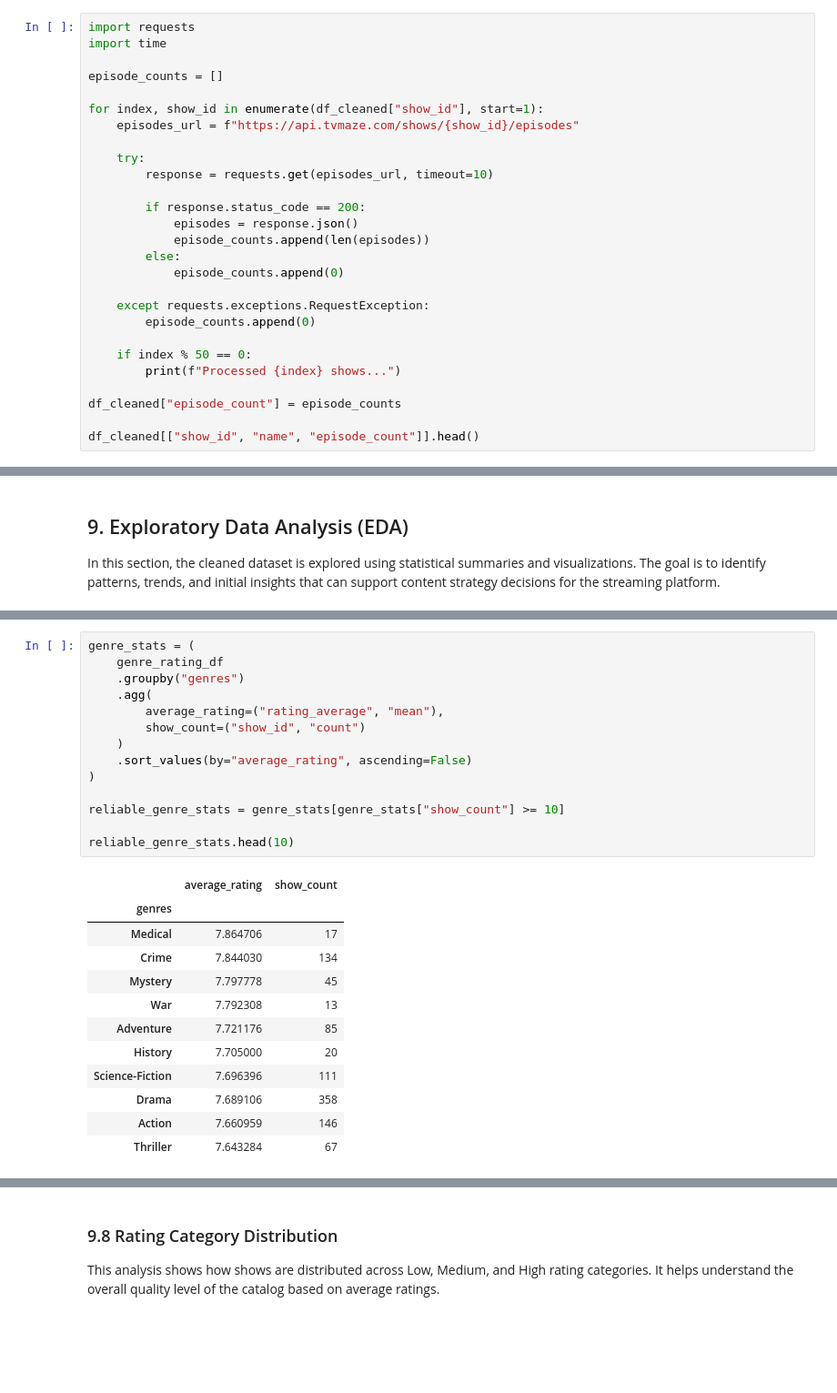
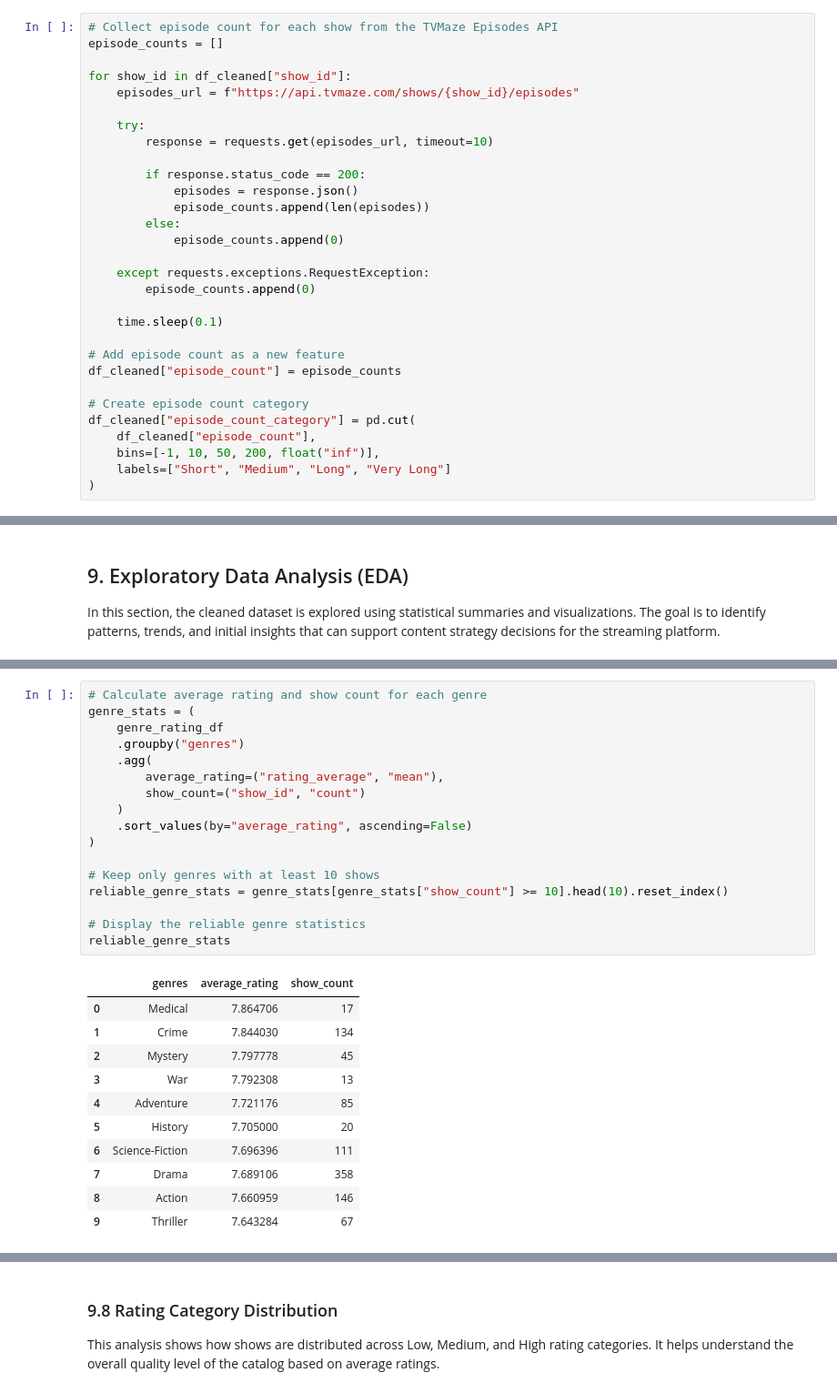
Before and after one commit to hajaralswaidan/streaming-content-strategy, a Jupyter notebook: tvmaze_cleaning.ipynb, the cells around one changed output, grey strips where cells are left out. Shown at 91% size. Cells and saved outputs as stored; diff of their text form; blank space fills up the shorter version.

```diff
--- a/tvmaze_cleaning.ipynb
+++ b/tvmaze_cleaning.ipynb
@@ -568,10 +519,8 @@ A loop was used to request the TVMaze Episodes API for each `show_id`. The numbe
 # %%
-import requests
-import time
-
+# Collect episode count for each show from the TVMaze Episodes API
 episode_counts = []
 
-for index, show_id in enumerate(df_cleaned["show_id"], start=1):
+for show_id in df_cleaned["show_id"]:
     episodes_url = f"https://api.tvmaze.com/shows/{show_id}/episodes"
 
     try:
@@ -586,9 +535,14 @@ for index, show_id in enumerate(df_cleaned["show_id"], start=1):
     except requests.exceptions.RequestException:
         episode_counts.append(0)
 
-    if index % 50 == 0:
-        print(f"Processed {index} shows...")
+    time.sleep(0.1)
 
+# Add episode count as a new feature
 df_cleaned["episode_count"] = episode_counts
 
-df_cleaned[["show_id", "name", "episode_count"]].head()
+# Create episode count category
+df_cleaned["episode_count_category"] = pd.cut(
+    df_cleaned["episode_count"],
+    bins=[-1, 10, 50, 200, float("inf")],
+    labels=["Short", "Medium", "Long", "Very Long"]
+)
@@ -933,28 +810,30 @@ To make the rating comparison more reliable, the genres are filtered to include
 # %%
+# Calculate average rating and show count for each genre
 genre_stats = (
     genre_rating_df
     .groupby("genres")
     .agg(
         average_rating=("rating_average", "mean"),
         show_count=("show_id", "count")
     )
     .sort_values(by="average_rating", ascending=False)
 )
 
-reliable_genre_stats = genre_stats[genre_stats["show_count"] >= 10]
+# Keep only genres with at least 10 shows
+reliable_genre_stats = genre_stats[genre_stats["show_count"] >= 10].head(10).reset_index()
 
-reliable_genre_stats.head(10)
+# Display the reliable genre statistics
+reliable_genre_stats
 # %% [output]
-|  | average_rating | show_count |
-| genres |  |  |
-| Medical | 7.864706 | 17 |
-| Crime | 7.844030 | 134 |
-| Mystery | 7.797778 | 45 |
-| War | 7.792308 | 13 |
-| Adventure | 7.721176 | 85 |
-| History | 7.705000 | 20 |
-| Science-Fiction | 7.696396 | 111 |
-| Drama | 7.689106 | 358 |
-| Action | 7.660959 | 146 |
-| Thriller | 7.643284 | 67 |
+|  | genres | average_rating | show_count |
+| 0 | Medical | 7.864706 | 17 |
+| 1 | Crime | 7.844030 | 134 |
+| 2 | Mystery | 7.797778 | 45 |
+| 3 | War | 7.792308 | 13 |
+| 4 | Adventure | 7.721176 | 85 |
+| 5 | History | 7.705000 | 20 |
+| 6 | Science-Fiction | 7.696396 | 111 |
+| 7 | Drama | 7.689106 | 358 |
+| 8 | Action | 7.660959 | 146 |
+| 9 | Thriller | 7.643284 | 67 |
 # %%
```
Also changed, not shown: parts of 114 cells of this notebook, 14 other files.
